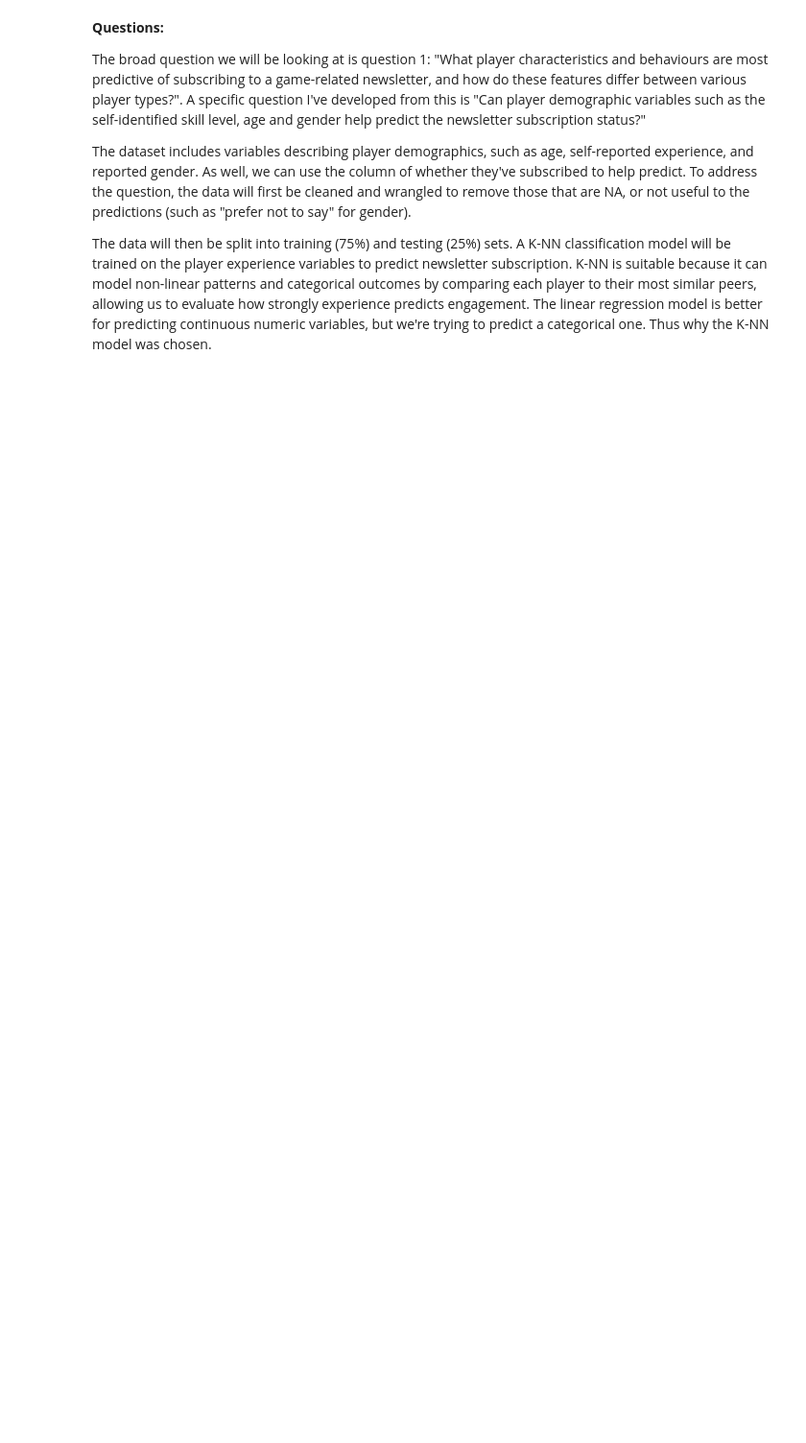
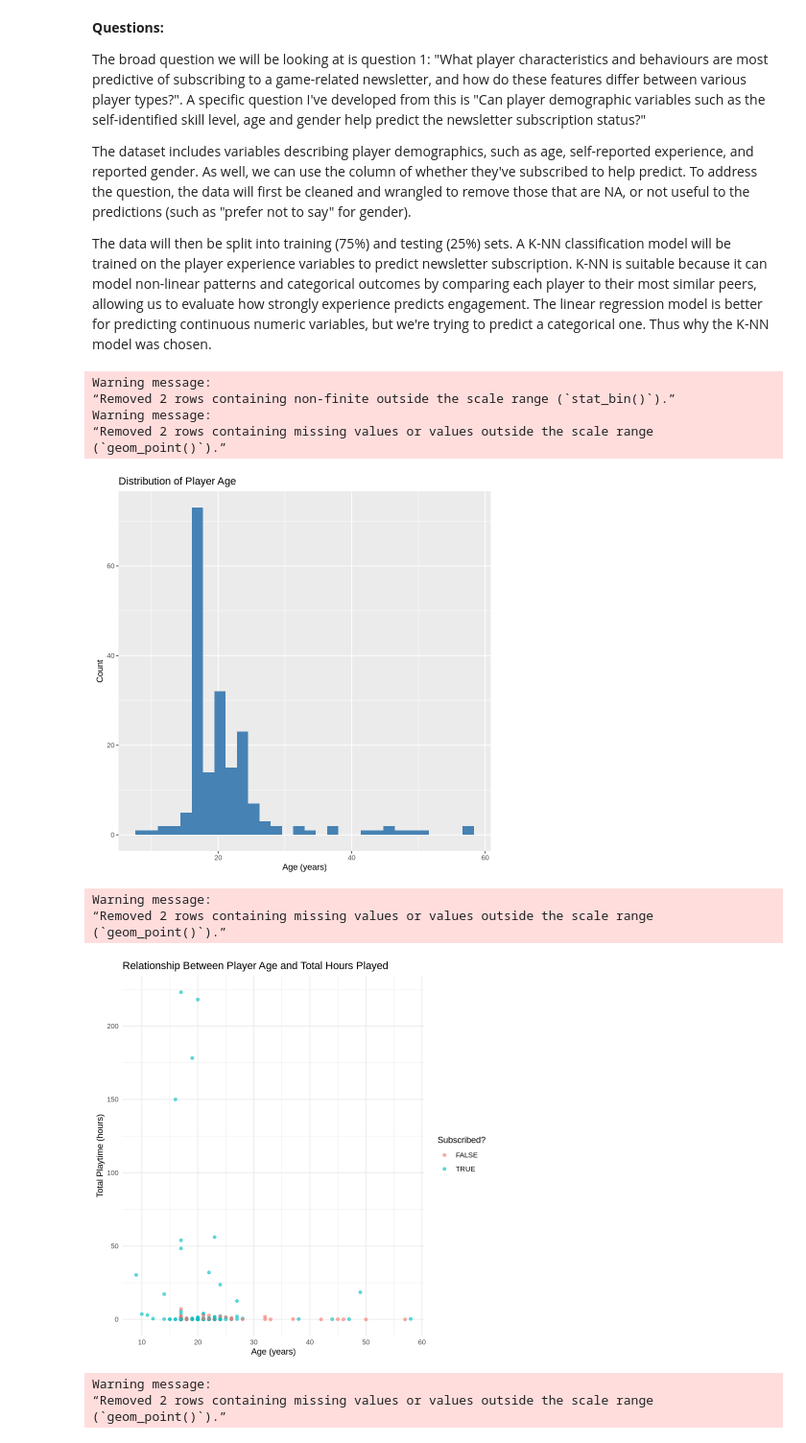
Before and after one commit to Maxisthatyou/DS101-Project, a Jupyter notebook: DS100-project.ipynb, the cells around one changed output. Shown at 96% size. Drawn from its saved outputs; the diff is of its cells as text; code cells hidden in the pictures; blank space fills up the shorter version.

```diff
--- a/DS100-project.ipynb
+++ b/DS100-project.ipynb
@@ -134,3 +116,56 @@ The broad question we will be looking at is question 1: "What player characteris
 The dataset includes variables describing player demographics, such as age, self-reported experience, and reported gender. As well, we can use the column of whether they've subscribed to help predict. To address the question, the data will first be cleaned and wrangled to remove those that are NA, or not useful to the predictions (such as "prefer not to say" for gender).
 
 The data will then be split into training (75%) and testing (25%) sets. A K-NN classification model will be trained on the player experience variables to predict newsletter subscription. K-NN is suitable because it can model non-linear patterns and categorical outcomes by comparing each player to their most similar peers, allowing us to evaluate how strongly experience predicts engagement. The linear regression model is better for predicting continuous numeric variables, but we're trying to predict a categorical one. Thus why the K-NN model was chosen.
+# %%
+Age_dist <- ggplot(players, aes(x = Age)) +
+              geom_histogram(bins = 30, fill = "steelblue") +
+              labs(
+                    title = "Distribution of Player Age",
+                    x = "Age (years)",
+                    y = "Count")
+
+Subscribed <- ggplot(players, aes(x = Age, y = played_hours, color = subscribe)) +
+                  geom_point(alpha = 0.6) +
+                  labs(
+                        title = "Relationship Between Player Age and Total Hours Played",
+                        x = "Age (years)",
+                        y = "Total Playtime (hours)",
+                        color = "Subscribed?") +
+                  theme_minimal()
+
+Experience <- ggplot(players, aes(x = Age, y = played_hours, color = experience)) +
+                  geom_point(alpha = 0.6) +
+                  labs(
+                        title = "Relationship Between Player Age and Total Hours Played",
+                        x = "Age (years)",
+                        y = "Total Playtime (hours)",
+                        color = "Experience") +
+                  theme_minimal()
+
+Gender <- ggplot(players, aes(x = Age, y = played_hours, color = gender)) +
+                  geom_point(alpha = 0.6) +
+                  labs(
+                        title = "Relationship Between Player Age and Total Hours Played",
+                        x = "Age (years)",
+                        y = "Total Playtime (hours)",
+                        color = "Gender") +
+                  theme_minimal()
+
+Age_dist
+Subscribed
+Experience
+Gender
+# %% [output]
+Warning message:
+“Removed 2 rows containing non-finite outside the scale range (`stat_bin()`).”
+Warning message:
+“Removed 2 rows containing missing values or values outside the scale range
+(`geom_point()`).”
+[figure, added]
+Warning message:
+“Removed 2 rows containing missing values or values outside the scale range
+(`geom_point()`).”
+[figure, added]
+Warning message:
+“Removed 2 rows containing missing values or values outside the scale range
+(`geom_point()`).”
```
Also changed, not shown: parts of 4 cells of this notebook.
